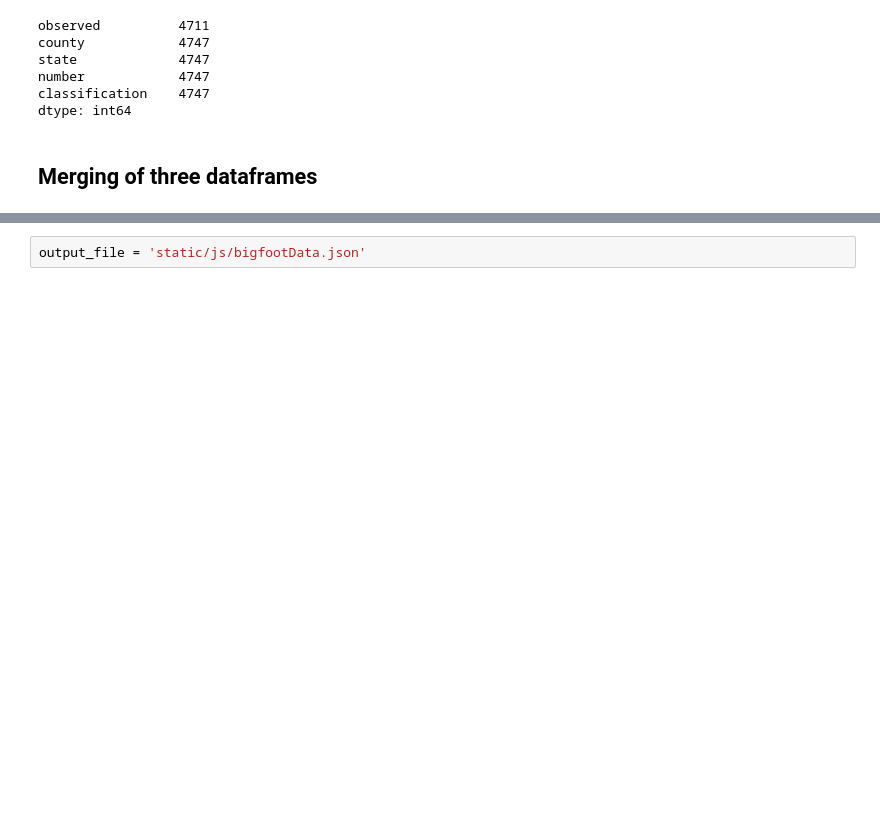
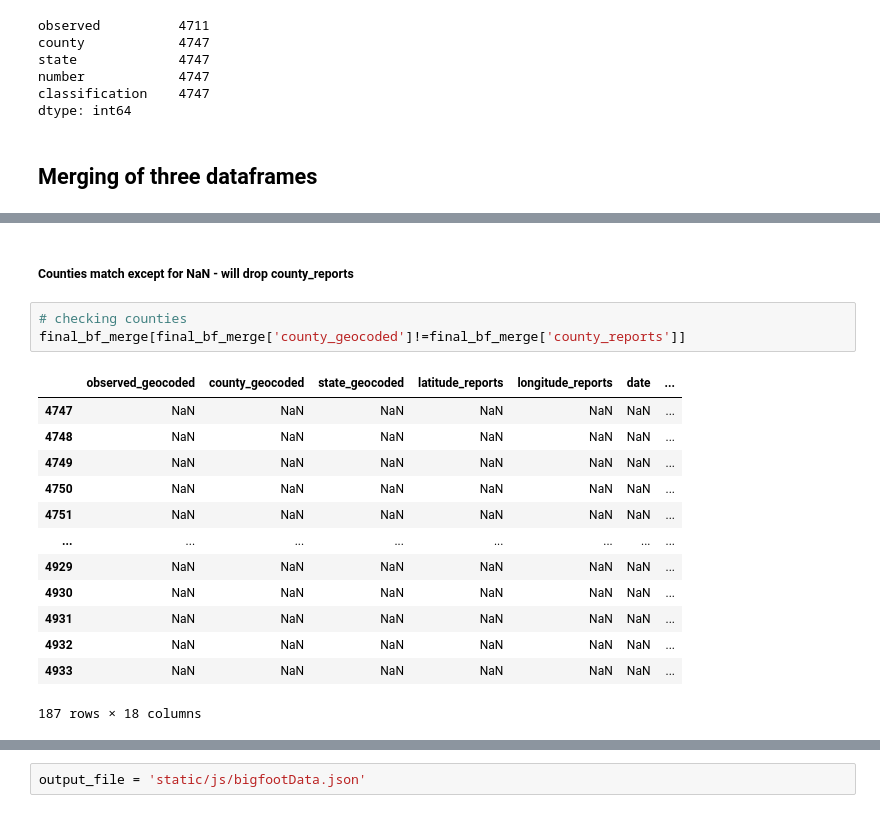
Before and after one commit to elisabethvirak/BigFoot, a Jupyter notebook: Bigfoot_Cleaning.ipynb, the cells around one changed output, grey strips where cells are left out. Saved outputs shown, nothing was run; the diff lists cells and outputs as text; blank space fills up the shorter version.

```diff
--- a/Bigfoot_Cleaning.ipynb
+++ b/Bigfoot_Cleaning.ipynb
@@ -317,0 +310,19 @@ final_bf_merge
+# %% [markdown]
+##### Counties match except for NaN - will drop county_reports
+# %%
+# checking counties
+final_bf_merge[final_bf_merge['county_geocoded']!=final_bf_merge['county_reports']]
+# %% [output]
+|  | observed_geocoded | county_geocoded | state_geocoded | latitude_reports | longitude_reports | date | ... |
+| 4747 | NaN | NaN | NaN | NaN | NaN | NaN | ... |
+| 4748 | NaN | NaN | NaN | NaN | NaN | NaN | ... |
+| 4749 | NaN | NaN | NaN | NaN | NaN | NaN | ... |
+| 4750 | NaN | NaN | NaN | NaN | NaN | NaN | ... |
+| 4751 | NaN | NaN | NaN | NaN | NaN | NaN | ... |
+| ... | ... | ... | ... | ... | ... | ... | ... |
+| 4929 | NaN | NaN | NaN | NaN | NaN | NaN | ... |
+| 4930 | NaN | NaN | NaN | NaN | NaN | NaN | ... |
+| 4931 | NaN | NaN | NaN | NaN | NaN | NaN | ... |
+| 4932 | NaN | NaN | NaN | NaN | NaN | NaN | ... |
+| 4933 | NaN | NaN | NaN | NaN | NaN | NaN | ... |
+187 rows × 18 columns
```
Also changed, not shown: parts of 25 cells of this notebook, 1 other file.
